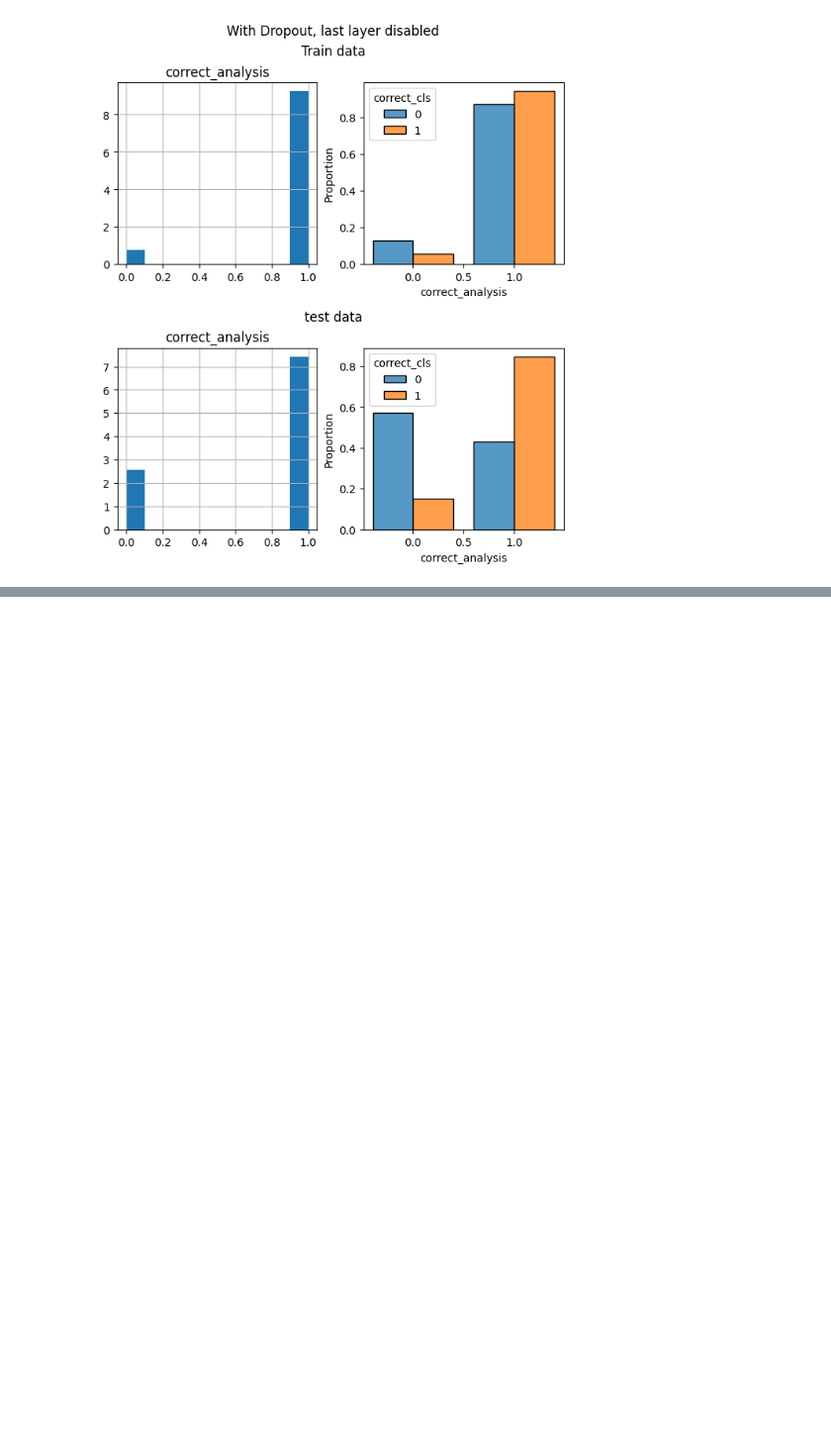
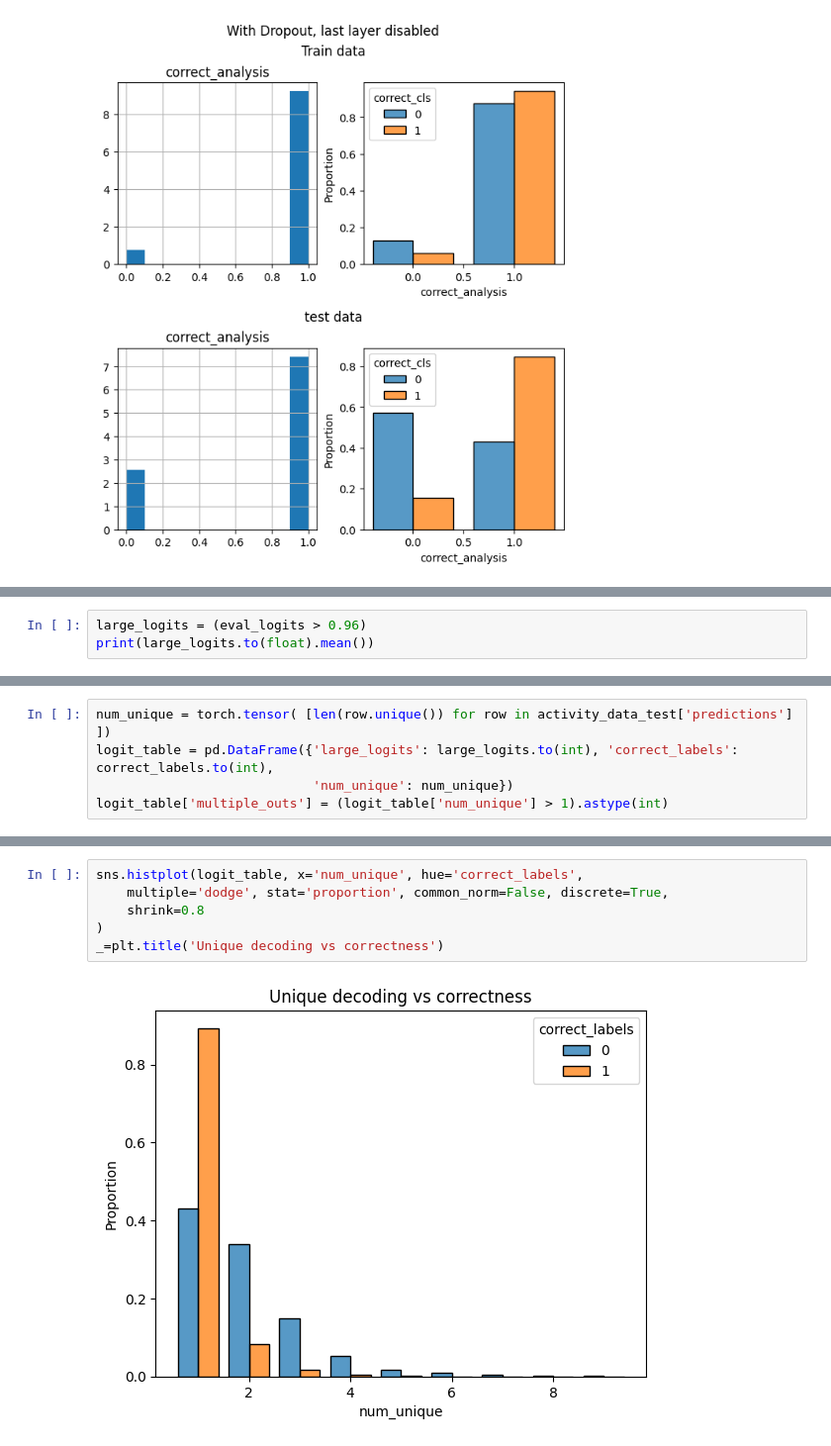
Before and after one commit to lrast/loss_function_learning, a Jupyter notebook: analysis/1.2-random_token_exploration.ipynb, the cells around one changed output, grey strips where cells are left out. Shown at 99% size. Saved outputs shown, nothing was run; the diff lists cells and outputs as text; blank space fills up the shorter version.

```diff
--- a/analysis/1.2-random_token_exploration.ipynb
+++ b/analysis/1.2-random_token_exploration.ipynb
@@ -1375,0 +1394,3 @@ Turning last-layer dropout off is sufficient to eliminate the behavior entirely.
+# %%
+large_logits = (eval_logits > 0.96)
+print(large_logits.to(float).mean())
@@ -1375,0 +1401,5 @@ Turning last-layer dropout off is sufficient to eliminate the behavior entirely.
+# %%
+num_unique = torch.tensor( [len(row.unique()) for row in activity_data_test['predictions'] ])
+logit_table = pd.DataFrame({'large_logits': large_logits.to(int), 'correct_labels': correct_labels.to(int),
+                            'num_unique': num_unique})
+logit_table['multiple_outs'] = (logit_table['num_unique'] > 1).astype(int)
@@ -1375,0 +1422,8 @@ Turning last-layer dropout off is sufficient to eliminate the behavior entirely.
+# %%
+sns.histplot(logit_table, x='num_unique', hue='correct_labels',
+    multiple='dodge', stat='proportion', common_norm=False, discrete=True,
+    shrink=0.8
+)
+_=plt.title('Unique decoding vs correctness')
+# %% [output]
+[figure, added]
```
Also changed, not shown: parts of 54 cells of this notebook, 5 other files.
